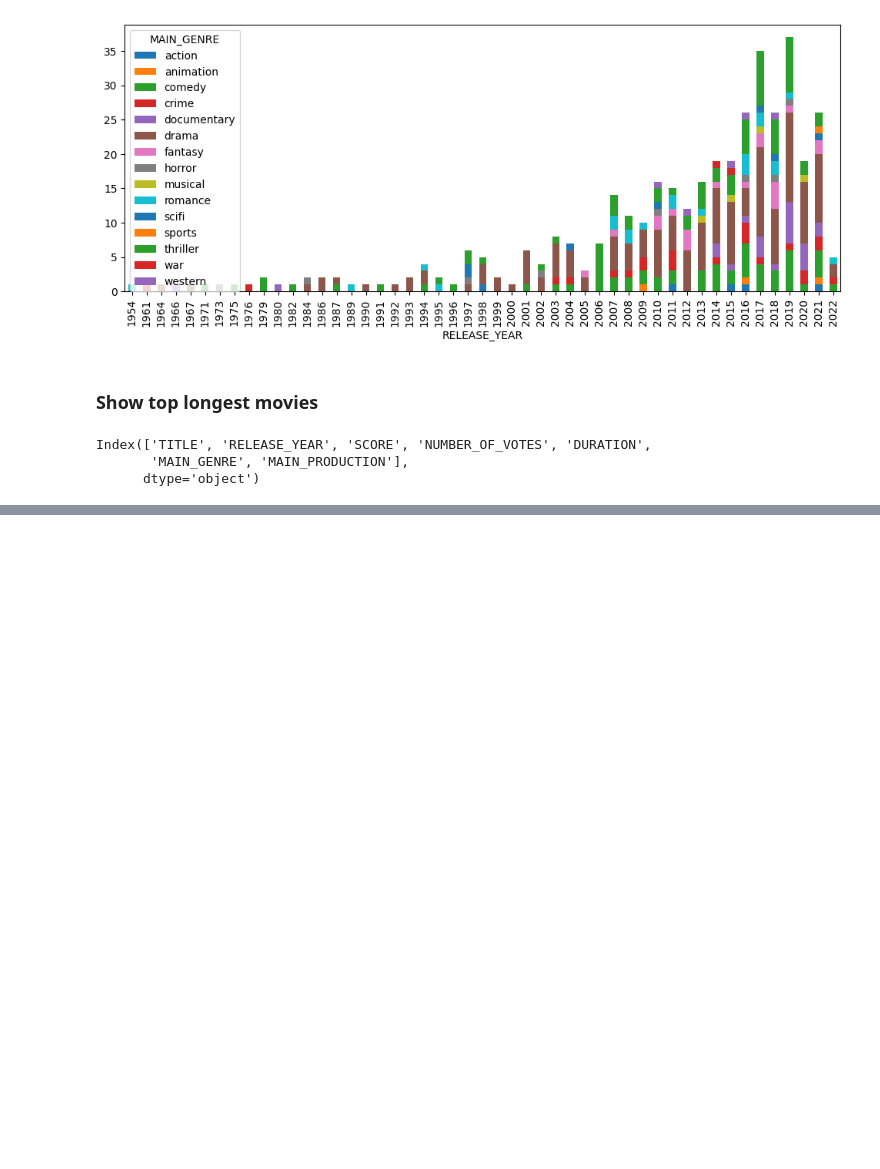
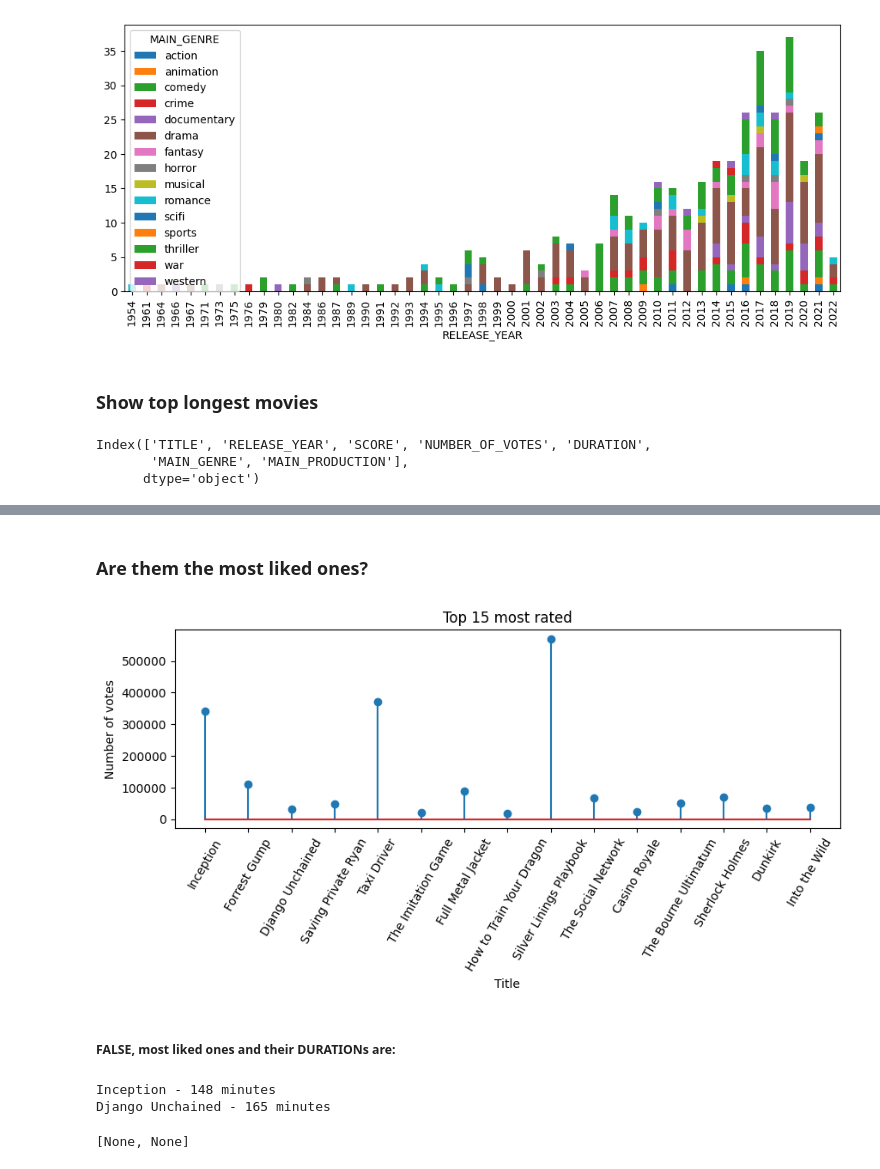
Before and after one commit to ortizfram/Netflix-Top-Rated-Movies-and-TV-Shows, a Jupyter notebook: Netflix Top Rated.ipynb, the cells around one changed output, grey strips where cells are left out. Cells and saved outputs as stored; diff of their text form; code cells hidden in the pictures; blank space fills up the shorter version.

```diff
--- a/Netflix Top Rated.ipynb
+++ b/Netflix Top Rated.ipynb
@@ -195,0 +197,25 @@ plt.show()
+# %% [markdown]
+### Are them the most liked ones?
+# %%
+top_15_votes = BM.sort_values("NUMBER_OF_VOTES", ascending=False).head(15)
+
+fig, ax = plt.subplots(figsize=(10, 3))
+ax.stem(top_15_votes['TITLE'], top_10_durations['NUMBER_OF_VOTES'])
+ax.set_xlabel("Title")
+ax.set_ylabel("Number of votes")
+ax.set_title("Top 15 most rated")
+plt.xticks(rotation=60)
+plt.show()
+# %% [output]
+[figure, added]
+# %% [markdown]
+##### FALSE, most liked ones and their DURATIONs are:
+# %%
+most_rated = ["Inception", "Forest Gump", "Django Unchained"]
+
+top3_most_rated_duration = lambda df: [print(f"{row['TITLE']} - {row['DURATION']} minutes") for i, row in df.iterrows() if row['TITLE'] in most_rated]
+top3_most_rated_duration(BM)
+# %% [output]
+Inception - 148 minutes
+Django Unchained - 165 minutes
+[None, None]
```
Also changed, not shown: parts of 3 cells of this notebook.
